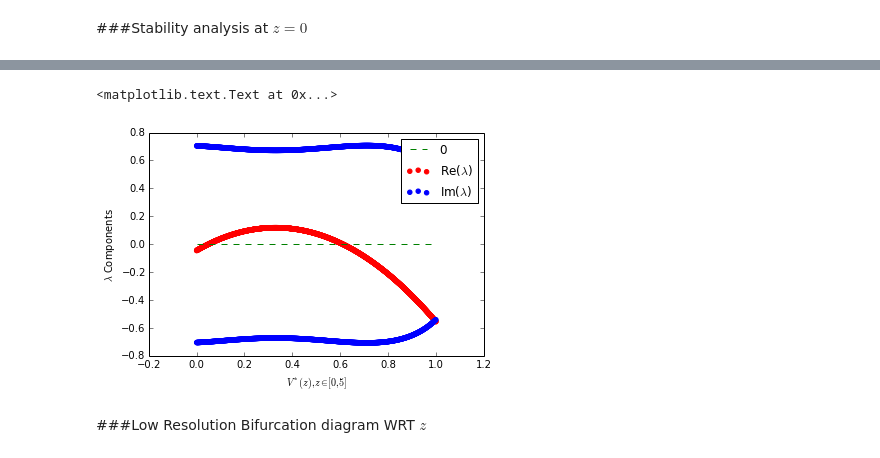
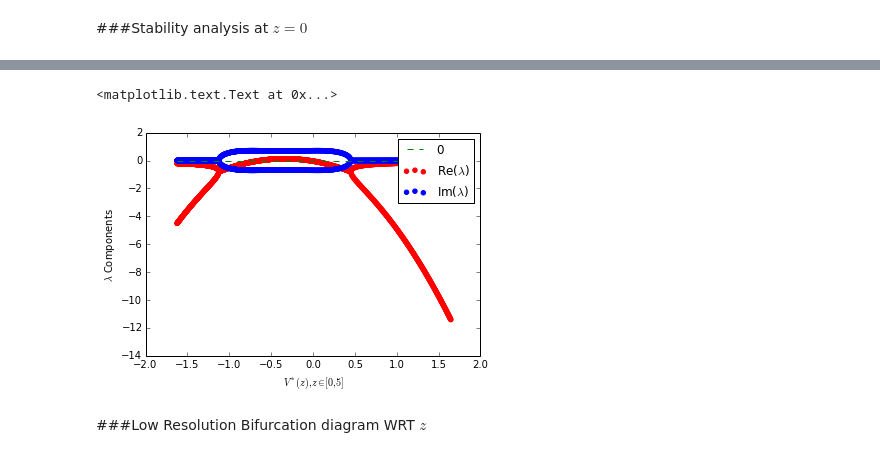
Before and after one commit to aaronshifman/modeling_final, a Jupyter notebook: ipynb/python model - isolated.ipynb, the cells around one changed output, grey strips where cells are left out. Cells and saved outputs as stored; diff of their text form; code cells hidden in the pictures.

```diff
--- a/ipynb/python model - isolated.ipynb
+++ b/ipynb/python model - isolated.ipynb
@@ -195,32 +199,32 @@ $$
 # %%
 def eig12(v):
     v = v+0j
-    e1 = 0.5*(-3*(v**2)+1.98*v-np.sqrt(9*(v**4)-11.88*(v**3)+3.2604*(v**2)+0.4356*v-1.9879)-0.09)
-    e2 = 0.5*(-3*(v**2)+1.98*v+np.sqrt(9*(v**4)-11.88*(v**3)+3.2604*(v**2)+0.4356*v-1.9879)-0.09)
+    e1 = 0.5*(-3*(v**2)-2.02*v - np.sqrt(9*(v**4) + 12.12*(v**3) + 3.4204*(v**2) - 0.4444*v-1.9879)-0.09)
+    e2 = 0.5*(-3*(v**2)-2.02*v + np.sqrt(9*(v**4) + 12.12*(v**3) + 3.4204*(v**2) - 0.4444*v-1.9879)-0.09)
     return (e1,e2)
 
-zs = np.linspace(0,5,1000)
+zs = np.linspace(-15,10,1000)
 v = np.zeros(len(zs))
 for ix,z in enumerate(zs):
     coeff = [-1,(1-alpha),alpha-(beta)/c,z]
     r = np.roots(coeff)
     r = np.real(r[np.isreal(r)])
     v[ix] = r[0]
 
 eigs = eig12(v)
 v = np.concatenate((v,v))
 zs = np.concatenate((zs,zs))
 re = np.concatenate((np.real(eigs[0]),np.real(eigs[1])))
 im = np.concatenate((np.imag(eigs[0]),np.imag(eigs[1])))
 plt.scatter(v,re,label='Re($\lambda$)',color='red')
 plt.scatter(v,im,label='Im($\lambda$)',color='blue')
 plt.plot([min(v),max(v)],[0,0],'g--',label='0')
 plt.legend()
 plt.xlabel('$V^*(z), z\in[0,5]$')
 plt.ylabel('$\lambda$ Components')
 # %% [output]
 <matplotlib.text.Text at 0x...>
-[figure, old version]
+[figure, new version]
 # %% [markdown]
 ###Low Resolution Bifurcation diagram WRT $z$
 # %%
```
Also changed, not shown: parts of 5 cells of this notebook.
